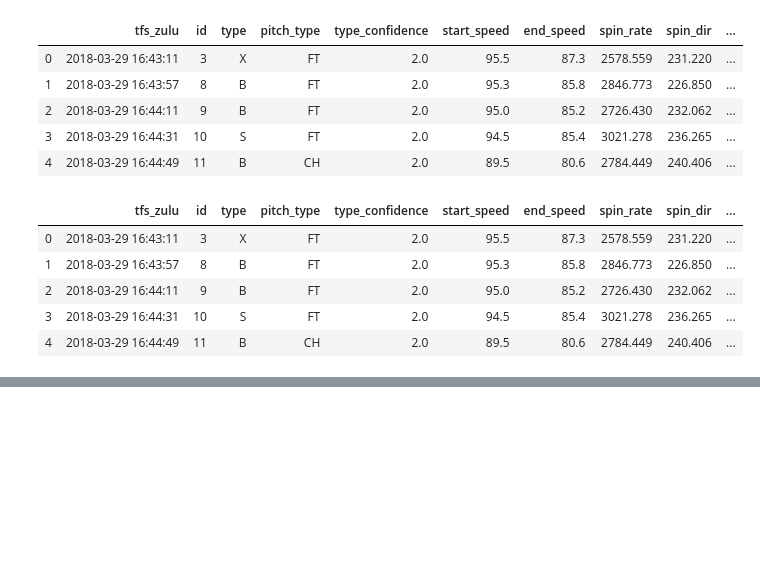
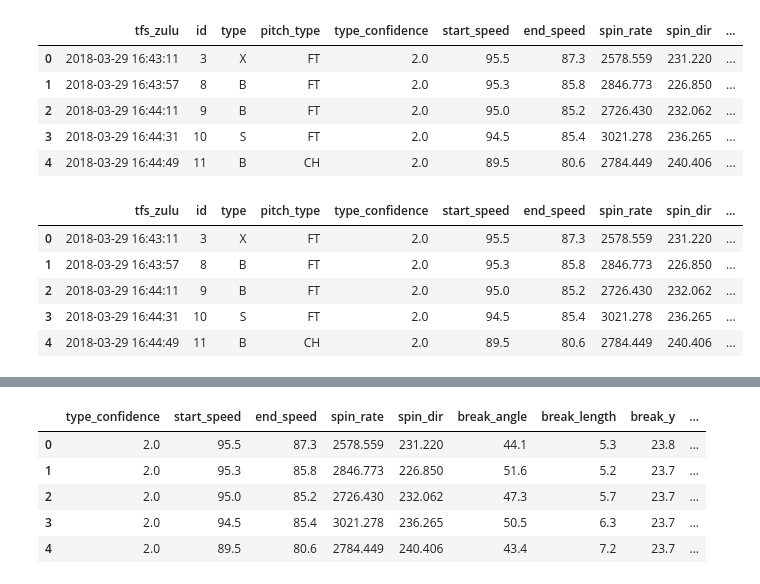
Before and after one commit to JavierPalomares90/scalable_ml_project, a Jupyter notebook: Predicting_Pitches_Notebook.ipynb, the cells around one changed output, grey strips where cells are left out. Cells and saved outputs as stored; diff of their text form; code cells hidden in the pictures; blank space fills up the shorter version.

```diff
--- a/Predicting_Pitches_Notebook.ipynb
+++ b/Predicting_Pitches_Notebook.ipynb
@@ -66,0 +102,3 @@ dataframe.head(100)
+# %%
+dataframe = utils.categorize_columns(dataframe, 'config/categoric_col.csv')
+dataframe.dtypes
@@ -66,0 +123,4 @@ dataframe.head(100)
+# %%
+# Ensure that inteded numeric columns are the right data type
+dataframe = utils.numericize_columns(dataframe, 'config/numeric_col.csv')
+dataframe.dtypes
@@ -66,0 +145,4 @@ dataframe.head(100)
+# %%
+# One hot encode entire dataframe (columns of dtype 'category' or 'object' are encoded when no columns are specified)
+dataframe = pd.get_dummies(dataframe)
+dataframe.dtypes
@@ -66,0 +167,9 @@ dataframe.head(100)
+# %%
+dataframe.head()
+# %% [output]
+|  | type_confidence | start_speed | end_speed | spin_rate | spin_dir | break_angle | break_length | break_y | ... |
+| 0 | 2.0 | 95.5 | 87.3 | 2578.559 | 231.220 | 44.1 | 5.3 | 23.8 | ... |
+| 1 | 2.0 | 95.3 | 85.8 | 2846.773 | 226.850 | 51.6 | 5.2 | 23.7 | ... |
+| 2 | 2.0 | 95.0 | 85.2 | 2726.430 | 232.062 | 47.3 | 5.7 | 23.7 | ... |
+| 3 | 2.0 | 94.5 | 85.4 | 3021.278 | 236.265 | 50.5 | 6.3 | 23.7 | ... |
+| 4 | 2.0 | 89.5 | 80.6 | 2784.449 | 240.406 | 43.4 | 7.2 | 23.7 | ... |
```
Also changed, not shown: parts of 6 cells of this notebook.
